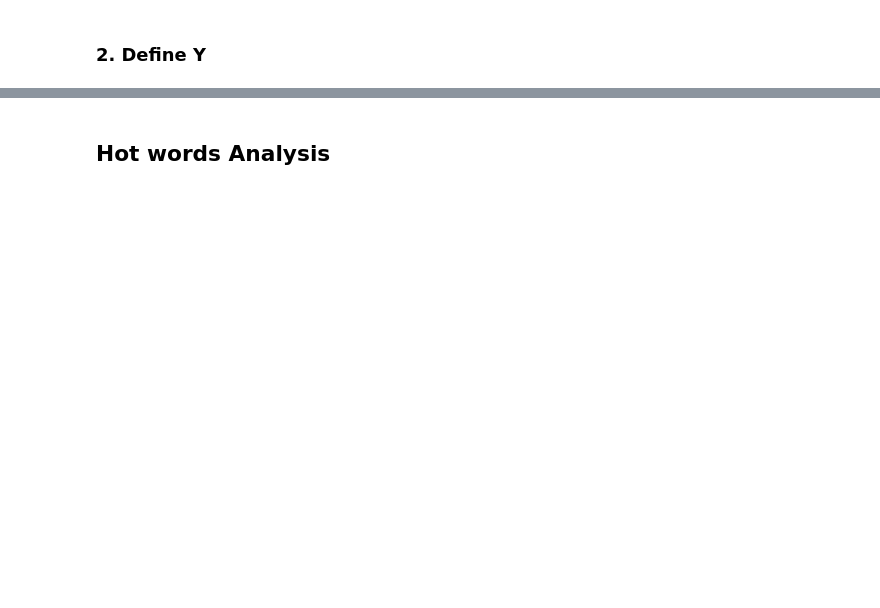
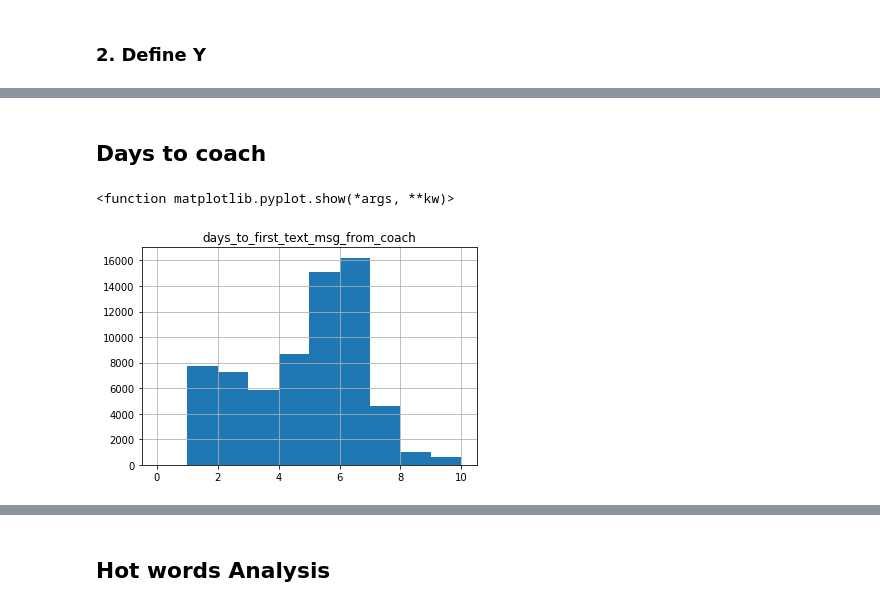
Before and after one commit to zivp100/care-team-engagment-classification, a Jupyter notebook: data_analysis.ipynb, the cells around one changed output, grey strips where cells are left out. Saved outputs shown, nothing was run; the diff lists cells and outputs as text; code cells hidden in the pictures; blank space fills up the shorter version.

```diff
--- a/data_analysis.ipynb
+++ b/data_analysis.ipynb
@@ -74,0 +102,9 @@ With current limit, we got 12483 members
+# %% [markdown]
+## Days to coach
+# %%
+t2 = pd.DataFrame(df1.loc[:,'days_to_first_text_msg_from_coach'])
+t2.hist(range=(0,10), bins=10)
+plt.show
+# %% [output]
+<function matplotlib.pyplot.show(*args, **kw)>
+[figure, added]
```
Also changed, not shown: parts of 25 cells of this notebook, 3 other files.
